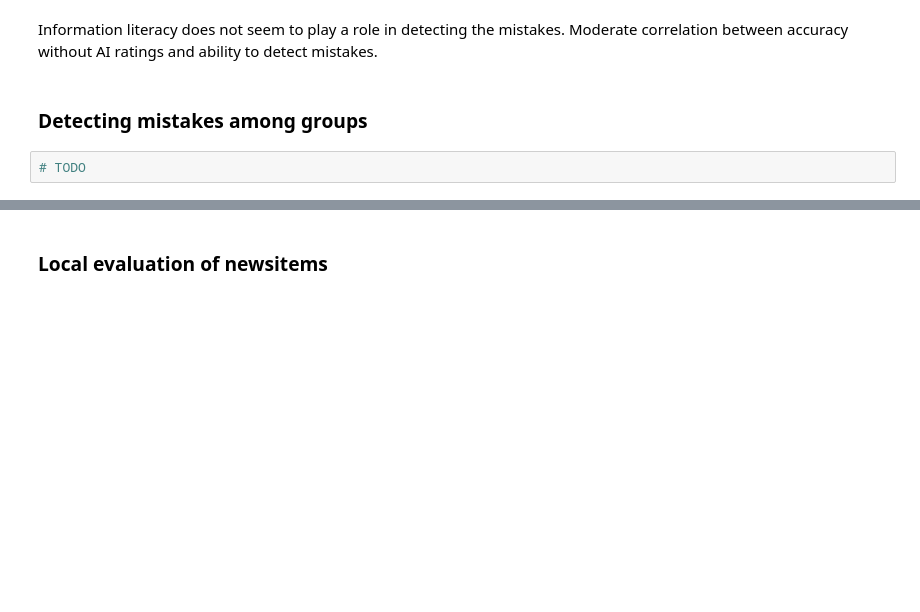
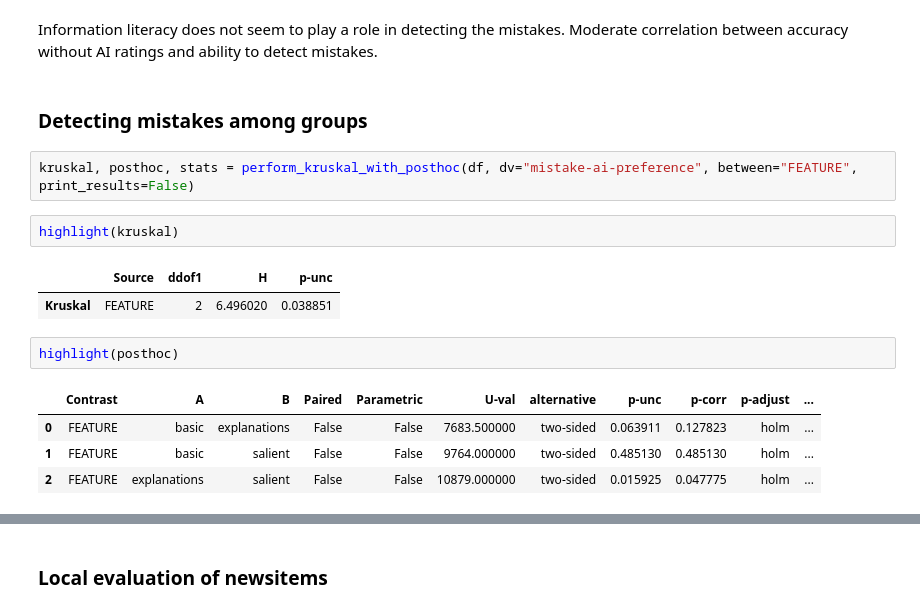
Before and after one commit to csomorbalazs/xai-experiment, a Jupyter notebook: postprocessing/Data_Analysis_XAI.ipynb, the cells around one changed output, grey strips where cells are left out. Drawn from its saved outputs; the diff is of its cells as text; blank space fills up the shorter version.

```diff
--- a/postprocessing/Data_Analysis_XAI.ipynb
+++ b/postprocessing/Data_Analysis_XAI.ipynb
@@ -1143,5 +1143,17 @@ highlight(pairwise_corr)
 Information literacy does not seem to play a role in detecting the mistakes. Moderate correlation between accuracy without AI ratings and ability to detect mistakes.
 # %% [markdown]
 ### Detecting mistakes among groups
-# %%
-# TODO
+# %%
+kruskal, posthoc, stats = perform_kruskal_with_posthoc(df, dv="mistake-ai-preference", between="FEATURE", print_results=False)
+# %%
+highlight(kruskal)
+# %% [output]
+|  | Source | ddof1 | H | p-unc |
+| Kruskal | FEATURE | 2 | 6.496020 | 0.038851 |
+# %%
+highlight(posthoc)
+# %% [output]
+|  | Contrast | A | B | Paired | Parametric | U-val | alternative | p-unc | p-corr | p-adjust | ... |
+| 0 | FEATURE | basic | explanations | False | False | 7683.500000 | two-sided | 0.063911 | 0.127823 | holm | ... |
+| 1 | FEATURE | basic | salient | False | False | 9764.000000 | two-sided | 0.485130 | 0.485130 | holm | ... |
+| 2 | FEATURE | explanations | salient | False | False | 10879.000000 | two-sided | 0.015925 | 0.047775 | holm | ... |
```
Also changed, not shown: parts of 7 cells of this notebook.
